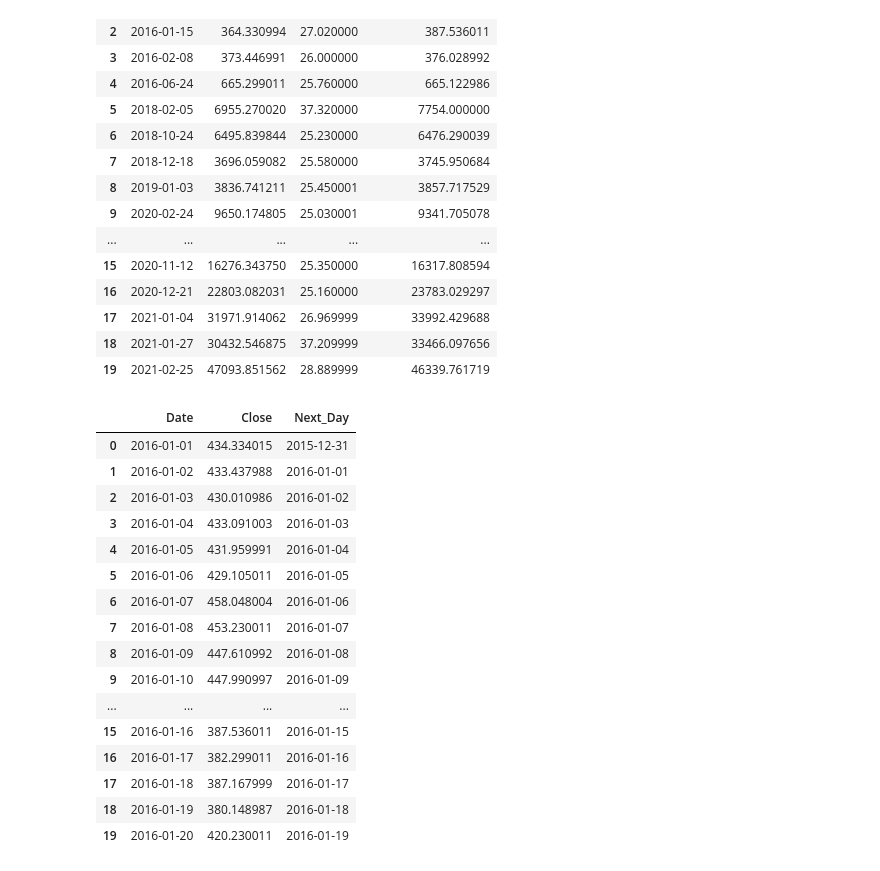
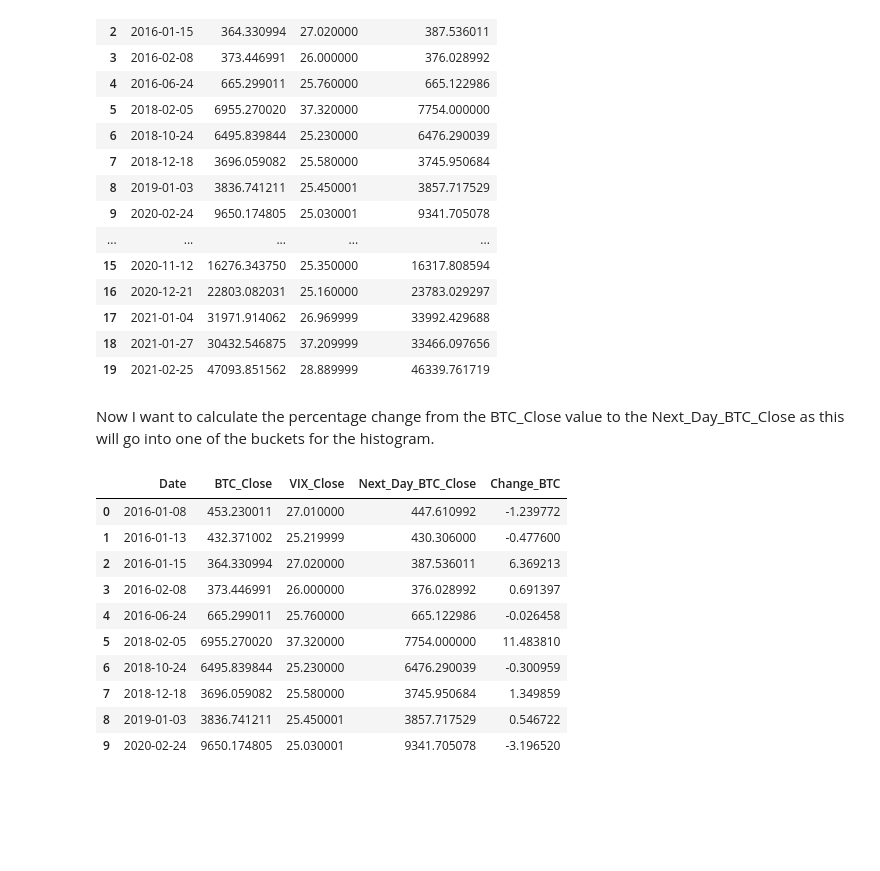
Before and after one commit to HerbDavis20/HerbDavis20.github.io, a Jupyter notebook: project_files/yahoofiance.ipynb, the cells around one changed output. Cells and saved outputs as stored; diff of their text form; code cells hidden in the pictures; blank space fills up the shorter version.

```diff
--- a/project_files/yahoofiance.ipynb
+++ b/project_files/yahoofiance.ipynb
@@ -317,23 +316,23 @@ See the caveats in the documentation: https://pandas.pydata.org/pandas-docs/stab
 | 17 | 2021-01-04 | 31971.914062 | 26.969999 | 33992.429688 |
 | 18 | 2021-01-27 | 30432.546875 | 37.209999 | 33466.097656 |
 | 19 | 2021-02-25 | 47093.851562 | 28.889999 | 46339.761719 |
-# %%
-btc_close.head(20)
-# %% [output]
-|  | Date | Close | Next_Day |
-| 0 | 2016-01-01 | 434.334015 | 2015-12-31 |
-| 1 | 2016-01-02 | 433.437988 | 2016-01-01 |
-| 2 | 2016-01-03 | 430.010986 | 2016-01-02 |
-| 3 | 2016-01-04 | 433.091003 | 2016-01-03 |
-| 4 | 2016-01-05 | 431.959991 | 2016-01-04 |
-| 5 | 2016-01-06 | 429.105011 | 2016-01-05 |
-| 6 | 2016-01-07 | 458.048004 | 2016-01-06 |
-| 7 | 2016-01-08 | 453.230011 | 2016-01-07 |
-| 8 | 2016-01-09 | 447.610992 | 2016-01-08 |
-| 9 | 2016-01-10 | 447.990997 | 2016-01-09 |
-| ... | ... | ... | ... |
-| 15 | 2016-01-16 | 387.536011 | 2016-01-15 |
-| 16 | 2016-01-17 | 382.299011 | 2016-01-16 |
-| 17 | 2016-01-18 | 387.167999 | 2016-01-17 |
-| 18 | 2016-01-19 | 380.148987 | 2016-01-18 |
-| 19 | 2016-01-20 | 420.230011 | 2016-01-19 |
+# %% [markdown]
+Now I want to calculate the percentage change from the BTC_Close value to the Next_Day_BTC_Close as this will go into one of the buckets for the histogram.
+# %%
+merged_1day['Change_BTC'] = (
+    (merged_1day['Next_Day_BTC_Close'] - merged_1day['BTC_Close']) / merged_1day['BTC_Close']
+) * 100
+
+merged_1day.head(10)
+# %% [output]
+|  | Date | BTC_Close | VIX_Close | Next_Day_BTC_Close | Change_BTC |
+| 0 | 2016-01-08 | 453.230011 | 27.010000 | 447.610992 | -1.239772 |
+| 1 | 2016-01-13 | 432.371002 | 25.219999 | 430.306000 | -0.477600 |
+| 2 | 2016-01-15 | 364.330994 | 27.020000 | 387.536011 | 6.369213 |
+| 3 | 2016-02-08 | 373.446991 | 26.000000 | 376.028992 | 0.691397 |
+| 4 | 2016-06-24 | 665.299011 | 25.760000 | 665.122986 | -0.026458 |
+| 5 | 2018-02-05 | 6955.270020 | 37.320000 | 7754.000000 | 11.483810 |
+| 6 | 2018-10-24 | 6495.839844 | 25.230000 | 6476.290039 | -0.300959 |
+| 7 | 2018-12-18 | 3696.059082 | 25.580000 | 3745.950684 | 1.349859 |
+| 8 | 2019-01-03 | 3836.741211 | 25.450001 | 3857.717529 | 0.546722 |
+| 9 | 2020-02-24 | 9650.174805 | 25.030001 | 9341.705078 | -3.196520 |
```
Also changed, not shown: parts of 13 cells of this notebook, 3 other files.
